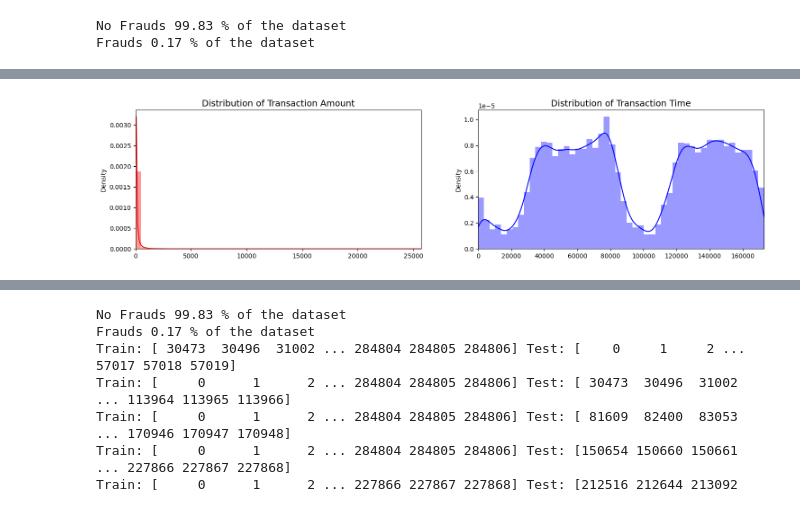
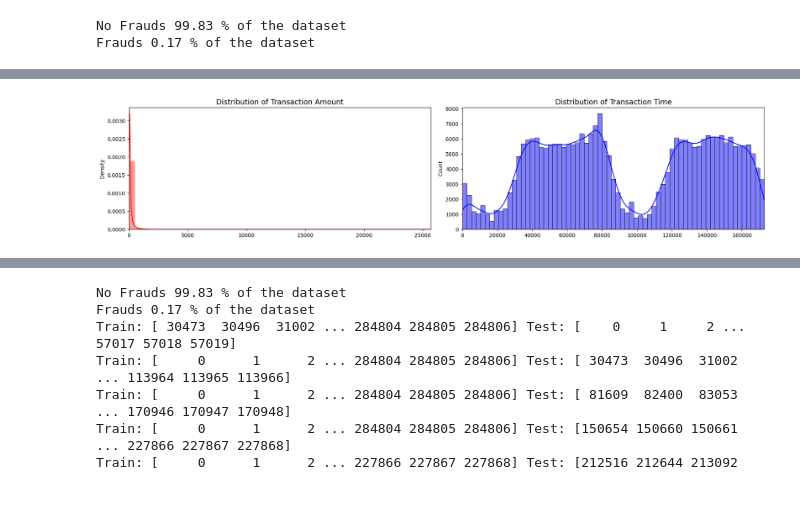
Before and after one commit to hariravi-ds/Fraud_Detection, a Jupyter notebook: Fraud-Det.ipynb, the cells around one changed output, grey strips where cells are left out. Drawn from its saved outputs; the diff is of its cells as text; code cells hidden in the pictures.

```diff
--- a/Fraud-Det.ipynb
+++ b/Fraud-Det.ipynb
@@ -37,0 +26,3 @@ df.head()
+# %%
+org_data = pd.read_csv('/Users/hariprasannaa/Downloads/creditcard.csv')
+org_data.head()
@@ -79,20 +84,23 @@ Text(0.5, 1.0, 'Class Distributions \n (0: No Fraud || 1: Fraud)')
 # %%
 fig, ax = plt.subplots(1, 2, figsize=(18, 4))
 
-amount_val = df['Amount'].values
-time_val = df['Time'].values
+amount_val = org_data['Amount'].values
+time_val = org_data['Time'].values
 
+# Plot distribution of Transaction Amount
 sns.distplot(amount_val, ax=ax[0], color='r')
 ax[0].set_title('Distribution of Transaction Amount', fontsize=14)
 ax[0].set_xlim([min(amount_val), max(amount_val)])
 
-sns.distplot(time_val, ax=ax[1], color='b')
+# Plot distribution of Transaction Time
+sns.histplot(time_val, ax=ax[1], kde=True, color='b')
 ax[1].set_title('Distribution of Transaction Time', fontsize=14)
 ax[1].set_xlim([min(time_val), max(time_val)])
 
+plt.tight_layout()
 plt.show()
 # %% [output]
-[figure, old version]
+[figure, new version]
 # %%
 # Since most of our data has already been scaled we should scale the columns that are left to scale (Amount and Time)
 from sklearn.preprocessing import StandardScaler, RobustScaler
```
Also changed, not shown: parts of 42 cells of this notebook, 1 other file.
